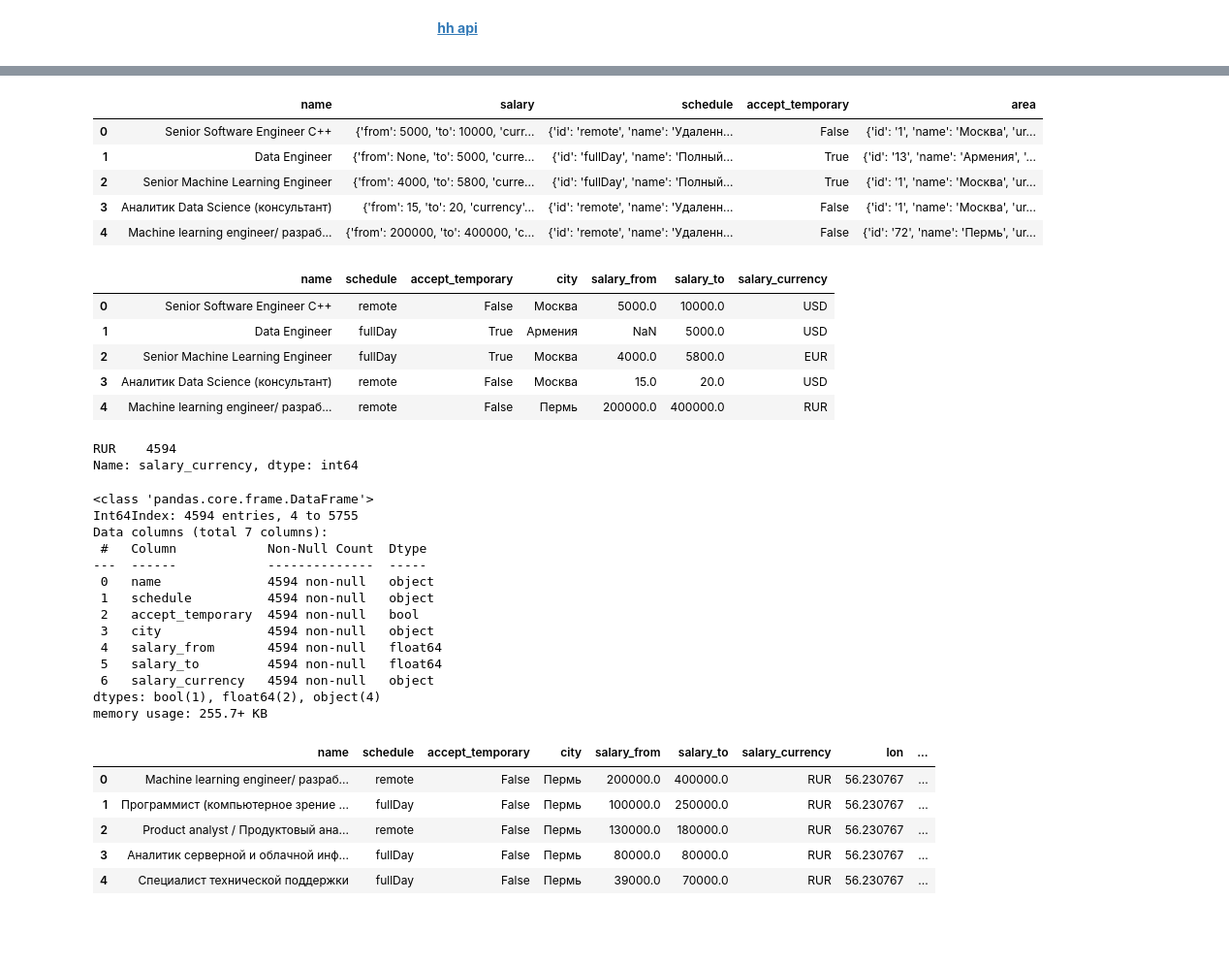
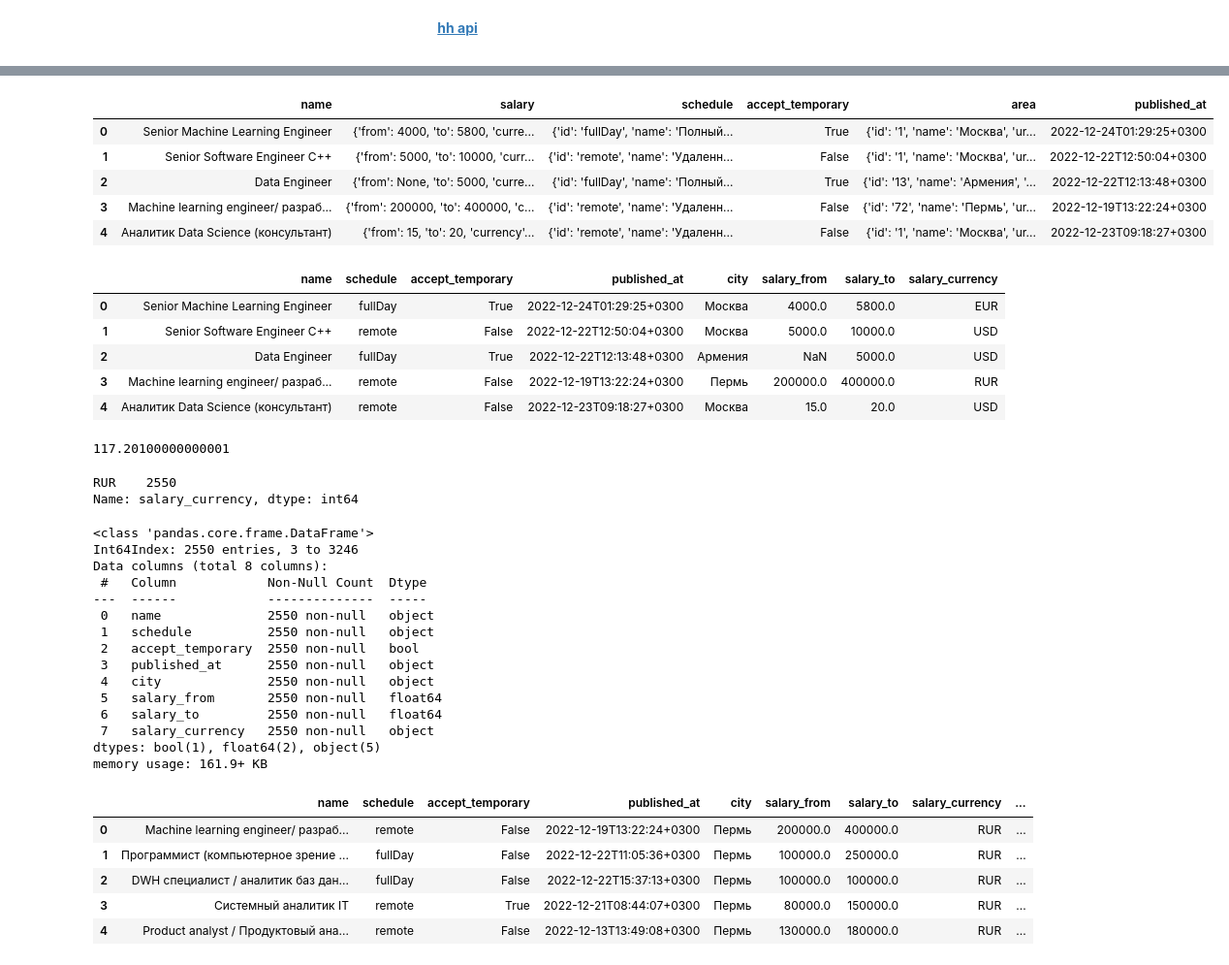
Before and after one commit to rufous86/hh_api, a Jupyter notebook: hh_api.ipynb, the cells around one changed output, grey strips where cells are left out. Shown at 97% size. Drawn from its saved outputs; the diff is of its cells as text; code cells hidden in the pictures; blank space fills up the shorter version.

```diff
--- a/hh_api.ipynb
+++ b/hh_api.ipynb
@@ -59,15 +59,15 @@ collecting <tensorflow>
 # %%
 df = data.copy()
-columns = ['name', 'salary', 'schedule', 'accept_temporary', 'area']
+columns = ['name', 'salary', 'schedule', 'accept_temporary', 'area', 'published_at']
 df = df[columns]
 df.head()
 # %% [output]
-|  | name | salary | schedule | accept_temporary | area |
-| 0 | Senior Software Engineer C++ | {'from': 5000, 'to': 10000, 'curr... | {'id': 'remote', 'name': 'Удаленн... | False | {'id': '1', 'name': 'Москва', 'ur... |
-| 1 | Data Engineer | {'from': None, 'to': 5000, 'curre... | {'id': 'fullDay', 'name': 'Полный... | True | {'id': '13', 'name': 'Армения', '... |
-| 2 | Senior Machine Learning Engineer | {'from': 4000, 'to': 5800, 'curre... | {'id': 'fullDay', 'name': 'Полный... | True | {'id': '1', 'name': 'Москва', 'ur... |
-| 3 | Аналитик Data Science (консультант) | {'from': 15, 'to': 20, 'currency'... | {'id': 'remote', 'name': 'Удаленн... | False | {'id': '1', 'name': 'Москва', 'ur... |
-| 4 | Machine learning engineer/ разраб... | {'from': 200000, 'to': 400000, 'c... | {'id': 'remote', 'name': 'Удаленн... | False | {'id': '72', 'name': 'Пермь', 'ur... |
+|  | name | salary | schedule | accept_temporary | area | published_at |
+| 0 | Senior Machine Learning Engineer | {'from': 4000, 'to': 5800, 'curre... | {'id': 'fullDay', 'name': 'Полный... | True | {'id': '1', 'name': 'Москва', 'ur... | 2022-12-24T01:29:25+0300 |
+| 1 | Senior Software Engineer C++ | {'from': 5000, 'to': 10000, 'curr... | {'id': 'remote', 'name': 'Удаленн... | False | {'id': '1', 'name': 'Москва', 'ur... | 2022-12-22T12:50:04+0300 |
+| 2 | Data Engineer | {'from': None, 'to': 5000, 'curre... | {'id': 'fullDay', 'name': 'Полный... | True | {'id': '13', 'name': 'Армения', '... | 2022-12-22T12:13:48+0300 |
+| 3 | Machine learning engineer/ разраб... | {'from': 200000, 'to': 400000, 'c... | {'id': 'remote', 'name': 'Удаленн... | False | {'id': '72', 'name': 'Пермь', 'ur... | 2022-12-19T13:22:24+0300 |
+| 4 | Аналитик Data Science (консультант) | {'from': 15, 'to': 20, 'currency'... | {'id': 'remote', 'name': 'Удаленн... | False | {'id': '1', 'name': 'Москва', 'ur... | 2022-12-23T09:18:27+0300 |
 # %%
 df["city"] = (df["area"]
                      .apply(lambda x: x.get("name")
@@ -93,9 +93,9 @@ df["salary_currency"] = (df["salary"]
 df = df.drop(['salary', 'area'], axis=1)
 df.head()
 # %% [output]
-|  | name | schedule | accept_temporary | city | salary_from | salary_to | salary_currency |
-| 0 | Senior Software Engineer C++ | remote | False | Москва | 5000.0 | 10000.0 | USD |
-| 1 | Data Engineer | fullDay | True | Армения | NaN | 5000.0 | USD |
-| 2 | Senior Machine Learning Engineer | fullDay | True | Москва | 4000.0 | 5800.0 | EUR |
-| 3 | Аналитик Data Science (консультант) | remote | False | Москва | 15.0 | 20.0 | USD |
-| 4 | Machine learning engineer/ разраб... | remote | False | Пермь | 200000.0 | 400000.0 | RUR |
+|  | name | schedule | accept_temporary | published_at | city | salary_from | salary_to | salary_currency |
+| 0 | Senior Machine Learning Engineer | fullDay | True | 2022-12-24T01:29:25+0300 | Москва | 4000.0 | 5800.0 | EUR |
+| 1 | Senior Software Engineer C++ | remote | False | 2022-12-22T12:50:04+0300 | Москва | 5000.0 | 10000.0 | USD |
+| 2 | Data Engineer | fullDay | True | 2022-12-22T12:13:48+0300 | Армения | NaN | 5000.0 | USD |
+| 3 | Machine learning engineer/ разраб... | remote | False | 2022-12-19T13:22:24+0300 | Пермь | 200000.0 | 400000.0 | RUR |
+| 4 | Аналитик Data Science (консультант) | remote | False | 2022-12-23T09:18:27+0300 | Москва | 15.0 | 20.0 | USD |
@@ -102,3 +105,11 @@ df.head()
+# %%
+def currency_converter(salary, salary_currency):
+    return c.convert(salary, salary_currency, 'RUB')
+
+# currency_converter(100, 'RUB')
+1 / c.convert(1, 'RUB', 'EUR')
+# %% [output]
+117.20100000000001
 # %%
 df = df[df['salary_currency'] == 'RUR']
 # %%
@@ -106,7 +117,7 @@ df = df.drop_duplicates()
 # %%
 df['salary_currency'].value_counts()
 # %% [output]
-RUR    4594
+RUR    2550
 Name: salary_currency, dtype: int64
 # %%
 df['salary_from'] = df['salary_from'].fillna(df['salary_to'])
@@ -115,19 +126,20 @@ df['salary_to'] = df['salary_to'].fillna(df['salary_from'])
 df.info()
 # %% [output]
 <class 'pandas.core.frame.DataFrame'>
-Int64Index: 4594 entries, 4 to 5755
-Data columns (total 7 columns):
+Int64Index: 2550 entries, 3 to 3246
+Data columns (total 8 columns):
  #   Column            Non-Null Count  Dtype
 ---  ------            --------------  -----
- 0   name              4594 non-null   object
- 1   schedule          4594 non-null   object
- 2   accept_temporary  4594 non-null   bool
- 3   city              4594 non-null   object
- 4   salary_from       4594 non-null   float64
- 5   salary_to         4594 non-null   float64
- 6   salary_currency   4594 non-null   object
-dtypes: bool(1), float64(2), object(4)
-memory usage: 255.7+ KB
+ 0   name              2550 non-null   object
+ 1   schedule          2550 non-null   object
+ 2   accept_temporary  2550 non-null   bool
+ 3   published_at      2550 non-null   object
+ 4   city              2550 non-null   object
+ 5   salary_from       2550 non-null   float64
+ 6   salary_to         2550 non-null   float64
+ 7   salary_currency   2550 non-null   object
+dtypes: bool(1), float64(2), object(5)
+memory usage: 161.9+ KB
 # %%
 from geopy.geocoders import Nominatim
 geolocator = Nominatim(user_agent="geo")
@@ -162,9 +174,9 @@ df['total_vac'] = (df['city']
                 .apply(lambda x: total_vac[x]))
 df.head()
 # %% [output]
-|  | name | schedule | accept_temporary | city | salary_from | salary_to | salary_currency | lon | ... |
-| 0 | Machine learning engineer/ разраб... | remote | False | Пермь | 200000.0 | 400000.0 | RUR | 56.230767 | ... |
-| 1 | Программист (компьютерное зрение ... | fullDay | False | Пермь | 100000.0 | 250000.0 | RUR | 56.230767 | ... |
-| 2 | Product analyst / Продуктовый ана... | remote | False | Пермь | 130000.0 | 180000.0 | RUR | 56.230767 | ... |
-| 3 | Аналитик серверной и облачной инф... | fullDay | False | Пермь | 80000.0 | 80000.0 | RUR | 56.230767 | ... |
-| 4 | Специалист технической поддержки | fullDay | False | Пермь | 39000.0 | 70000.0 | RUR | 56.230767 | ... |
+|  | name | schedule | accept_temporary | published_at | city | salary_from | salary_to | salary_currency | ... |
+| 0 | Machine learning engineer/ разраб... | remote | False | 2022-12-19T13:22:24+0300 | Пермь | 200000.0 | 400000.0 | RUR | ... |
+| 1 | Программист (компьютерное зрение ... | fullDay | False | 2022-12-22T11:05:36+0300 | Пермь | 100000.0 | 250000.0 | RUR | ... |
+| 2 | DWH специалист / аналитик баз дан... | fullDay | False | 2022-12-22T15:37:13+0300 | Пермь | 100000.0 | 100000.0 | RUR | ... |
+| 3 | Системный аналитик IT | remote | True | 2022-12-21T08:44:07+0300 | Пермь | 80000.0 | 150000.0 | RUR | ... |
+| 4 | Product analyst / Продуктовый ана... | remote | False | 2022-12-13T13:49:08+0300 | Пермь | 130000.0 | 180000.0 | RUR | ... |
```
Also changed, not shown: parts of 10 cells of this notebook.
